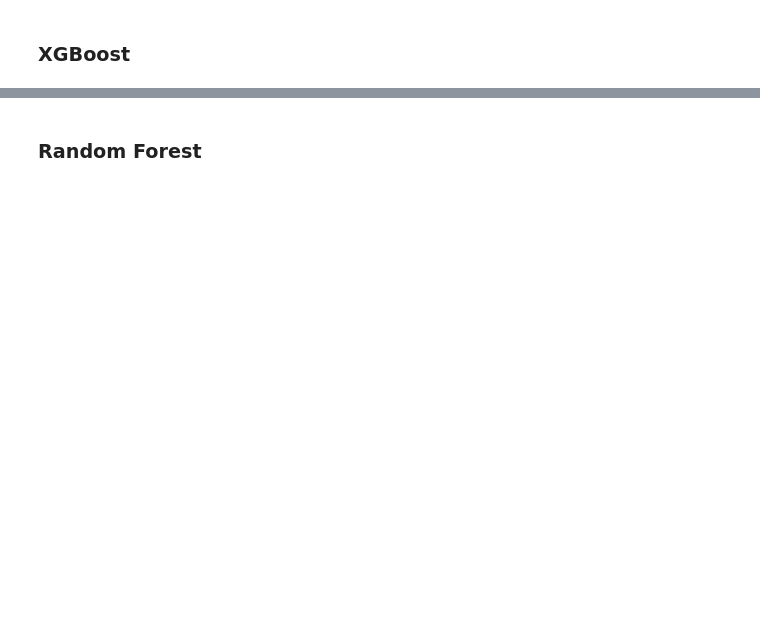
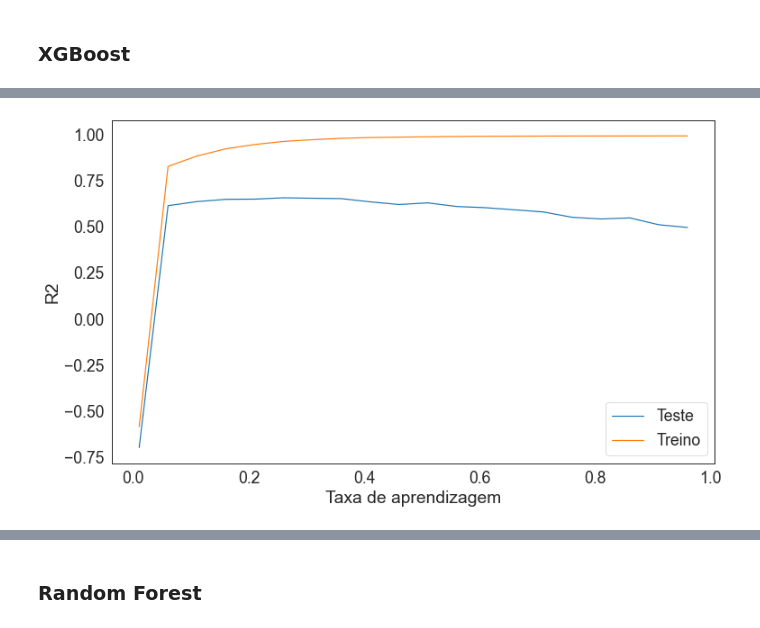
Before and after one commit to gabrielhooper/pq_leiloes_mba, a Jupyter notebook: 5. modelling.ipynb, the cells around one changed output, grey strips where cells are left out. Saved outputs shown, nothing was run; the diff lists cells and outputs as text; code cells hidden in the pictures; blank space fills up the shorter version.

```diff
--- a/5. modelling.ipynb
+++ b/5. modelling.ipynb
@@ -867,0 +719,4 @@ Text(0, 0.5, 'R2')
+# %%
+overfit_detect(XGBRegressor,df_train_xgb,'learning_rate',0.01,1,0.05,'Taxa de aprendizagem')
+# %% [output]
+[figure, added]
```
Also changed, not shown: parts of 41 cells of this notebook.
